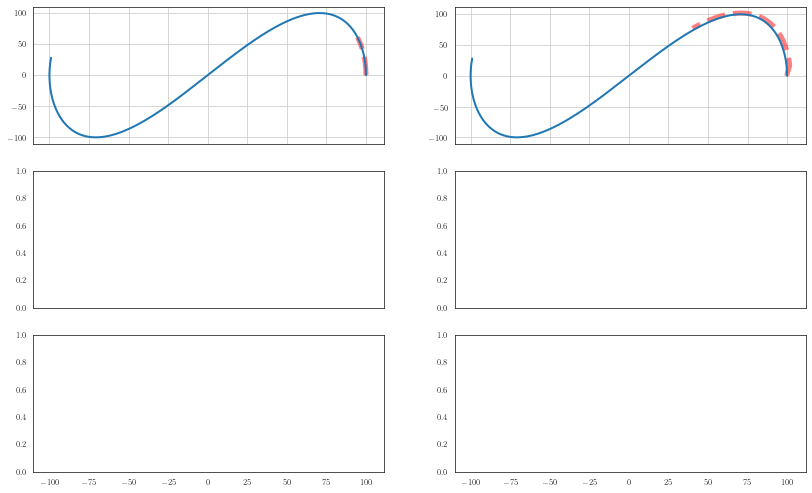
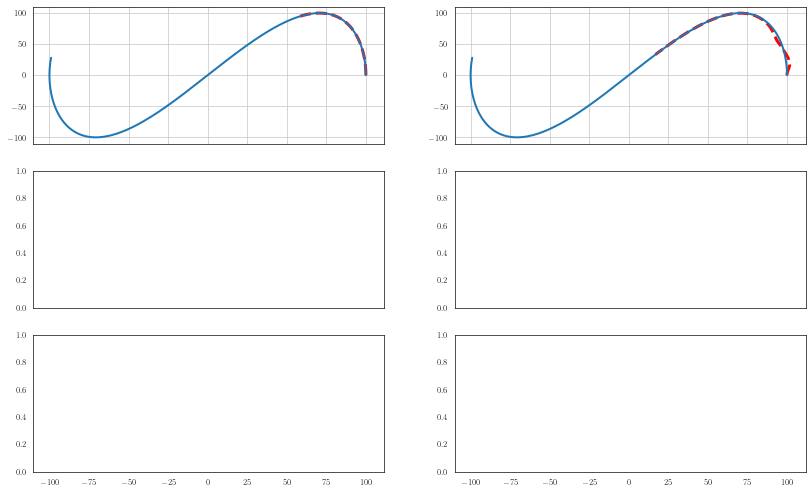
Unified diff of the notebook cell whose output changed from the first chart to the second:
--- before
+++ after
@@ -6,9 +6,9 @@
 
 ## Trajectory
-axes[0, 0].plot(states_noobs[0, :], states_noobs[1, :], '--r', linewidth=5,  alpha= 0.5, label='Vehicle Path')
+axes[0, 0].plot(states_noobs[0, :], states_noobs[1, :], '--r', linewidth=3,  label='Vehicle Path')
 axes[0, 0].plot(rpath[:1000, 1], rpath[:1000, 2], linewidth=2, label='Tracked Path')
 axes[0, 0].grid() 
 
-axes[0, 1].plot(state_history_obs[0, :], state_history_obs[1, :], '--r', linewidth=5,  alpha= 0.5, label='Vehicle Path')
+axes[0, 1].plot(state_history_obs[0, :], state_history_obs[1, :], '--r', linewidth=3,   label='Vehicle Path')
 axes[0, 1].plot(rpath[:1000, 1], rpath[:1000, 2], linewidth=2, label='Tracked Path')
 axes[0, 1].grid() 

Commit: Will try with the objective functions